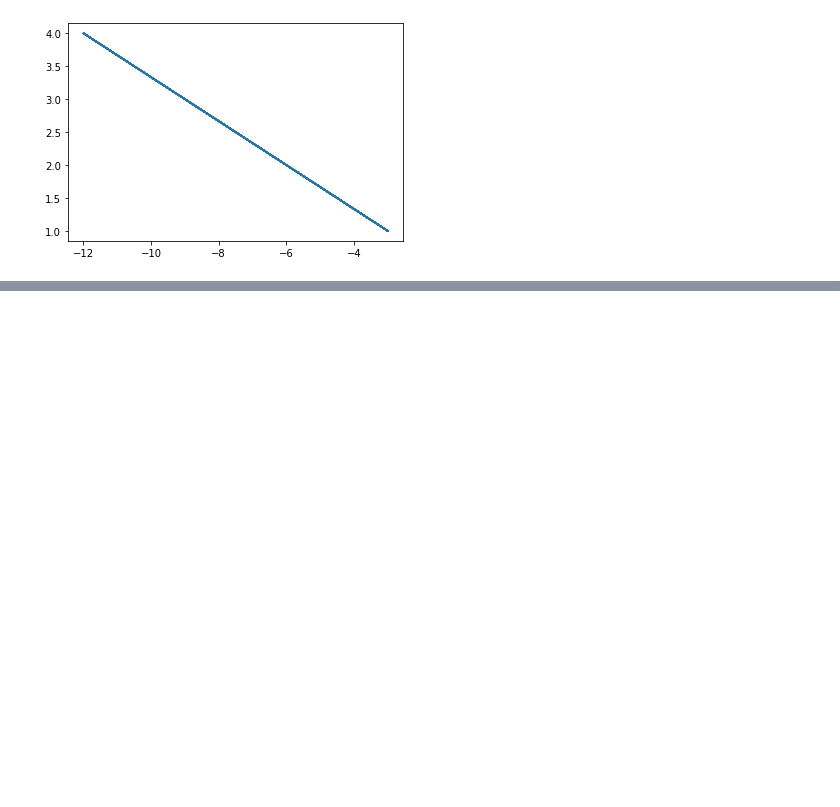
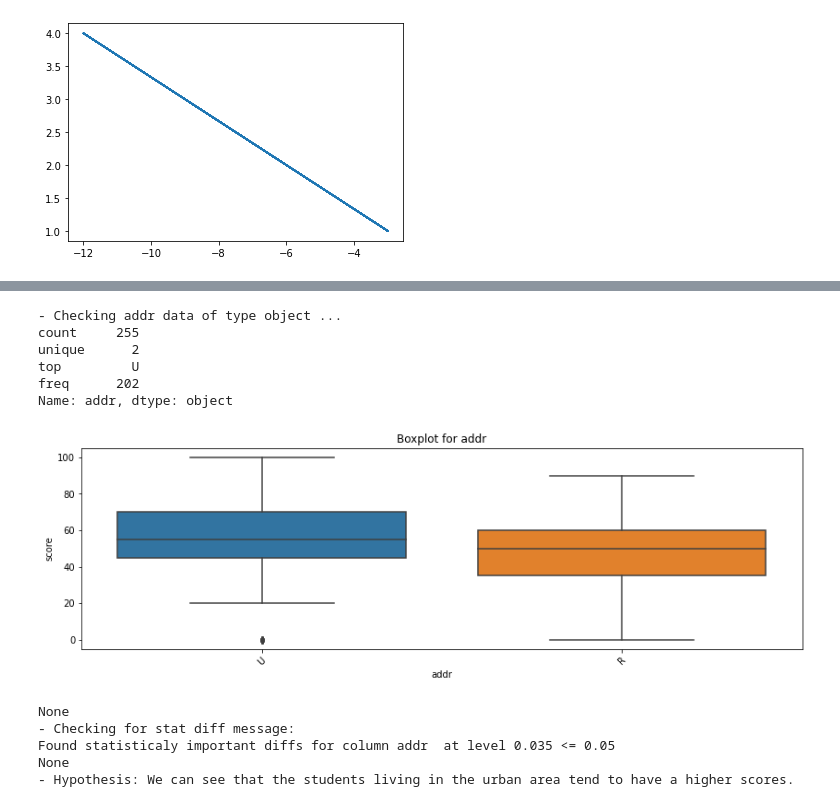
Before and after one commit to elynets/skillfactory, a Jupyter notebook: Unit2/Project_2.EDA_rds.ipynb, the cells around one changed output, grey strips where cells are left out. Saved outputs shown, nothing was run; the diff lists cells and outputs as text; code cells hidden in the pictures; blank space fills up the shorter version.

```diff
--- a/Unit2/Project_2.EDA_rds.ipynb
+++ b/Unit2/Project_2.EDA_rds.ipynb
@@ -92,0 +75,15 @@ df.score.hist()
+# %%
+# The score column is our main reference point.
+# That`s why I will clean it first.
+# Forcing the values in the score column to numeric.
+df['score'] = pd.to_numeric(df['score'].astype(df['score'].dtype),
+                            errors='coerce')
+
+# Cleaning it from NaN values.
+df.dropna(subset=['score'], axis=0, how='any', inplace=True)
+
+# And checking score data once again.
+display(df.score.describe())
+display(df.score.hist())
+
+print("0-values counted:", df.score.loc[df.score==0].value_counts().sum())
@@ -273,0 +405,28 @@ print(np.corrcoef(df.absence, df.score))
+# %%
+# The next one is addr - addres or living area.
+col = 'addr'
+
+print('- Checking',col,'data of type',df[col].dtype,'...')
+print(df[col].describe())
+#print(df[col].hist())
+
+print(build_boxplot(col))
+
+print('- Checking for stat diff message:', )
+print(get_stat_diff(col))
+
+print('- Hypothesis: We can see that the students living in the',
+      'urban area tend to have a higher scores.')
+# %% [output]
+- Checking addr data of type object ...
+count     255
+unique      2
+top         U
+freq      202
+Name: addr, dtype: object
+[figure, added]
+None
+- Checking for stat diff message:
+Found statisticaly important diffs for column addr  at level 0.035 <= 0.05
+None
+- Hypothesis: We can see that the students living in the urban area tend to have a higher scores.
```
Also changed, not shown: parts of 28 cells of this notebook.
